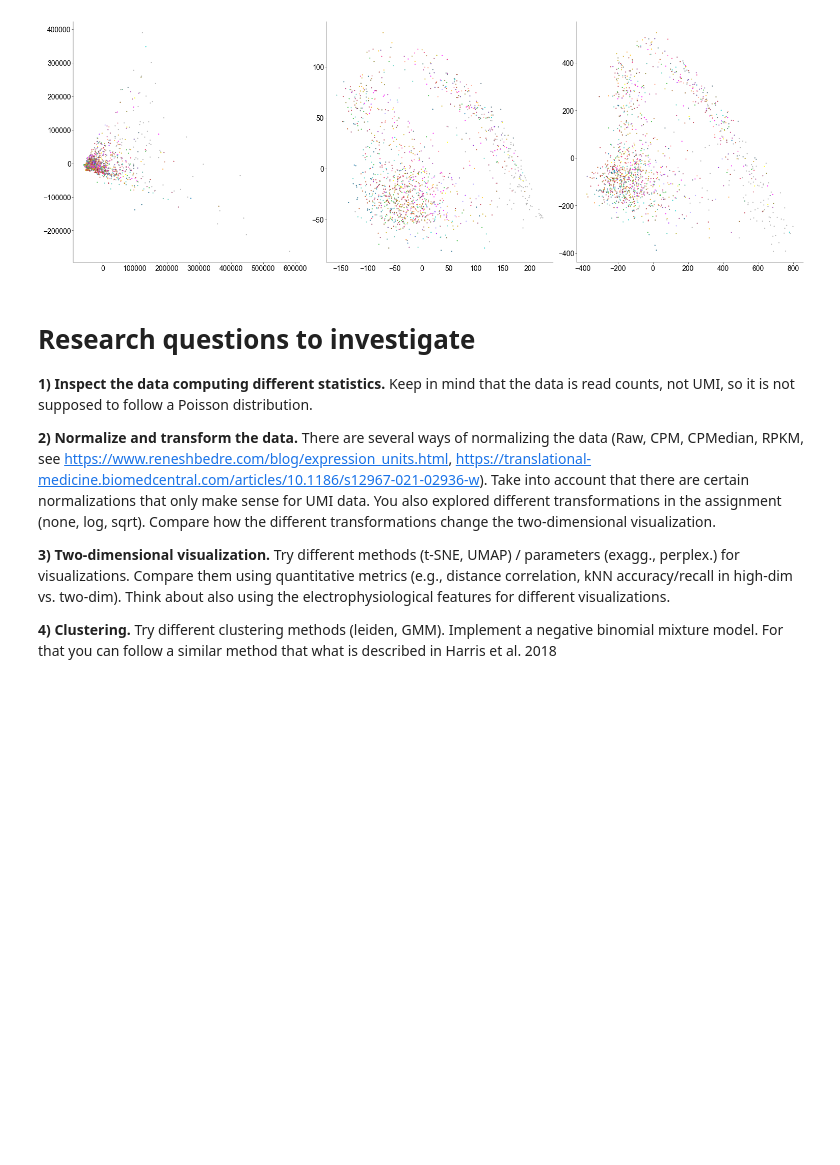
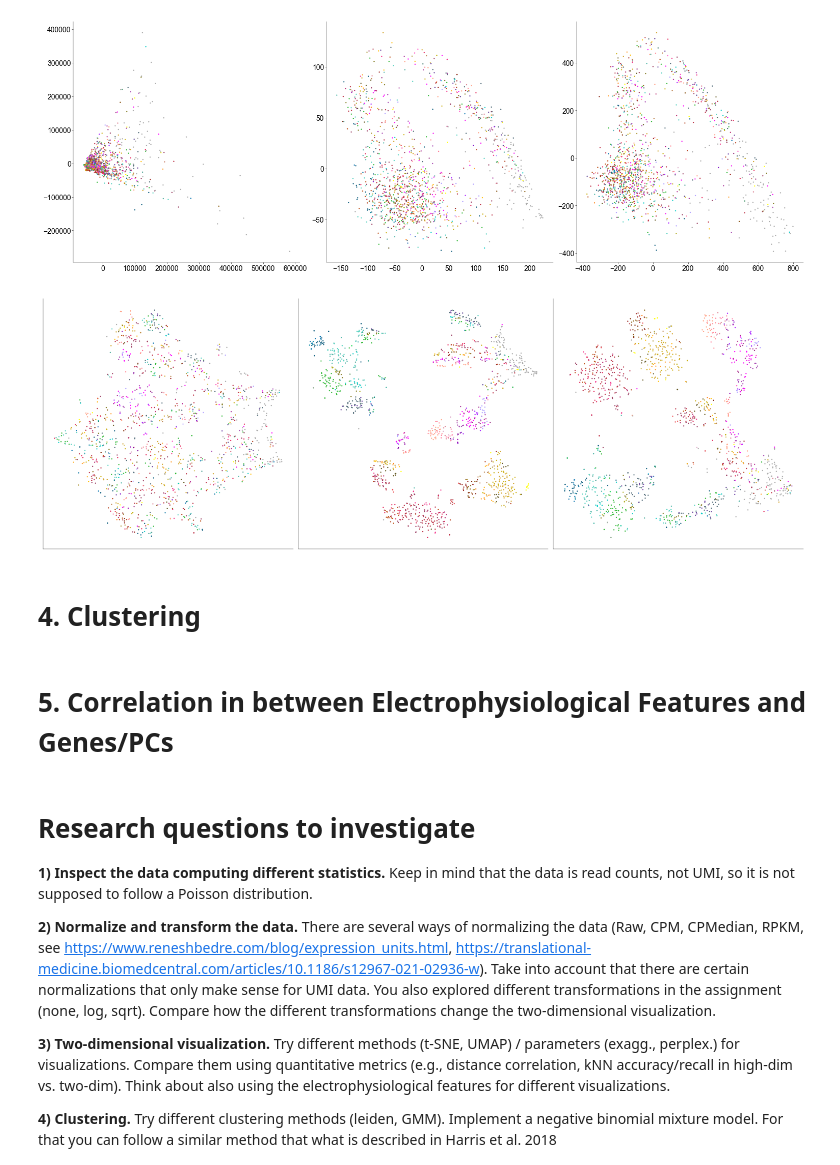
Before and after one commit to H-Kugler/neural-data-science, a Jupyter notebook: final_project/practical03_harri.ipynb, the cells around one changed output. Cells and saved outputs as stored; diff of their text form; code cells hidden in the pictures; blank space fills up the shorter version.

```diff
--- a/final_project/practical03_harri.ipynb
+++ b/final_project/practical03_harri.ipynb
@@ -394,6 +395,39 @@ axs[2].scatter(fit_sqrt[:, 0], fit_sqrt[:, 1], s=1, c=cluster_colors)
 plt.show()
 # %% [output]
 [figure]
+# %%
+# refit PCA with 50 components
+pca = PCA(n_components=50)
+fit_gr_three = pca.fit_transform(counts_gr_three)
+fit_log = pca.fit_transform(counts_log)
+fit_sqrt = pca.fit_transform(counts_sqrt)
+
+tsne = TSNE()
+tsne_gr_three = tsne.fit(fit_gr_three)
+tsne_log = tsne.fit(fit_log)
+tsne_sqrt = tsne.fit(fit_sqrt)
+# %%
+# plot tSNE
+fig, axs = plt.subplots(1, 3, figsize=(15, 5))
+
+axs[0].scatter(tsne_gr_three[:, 0], tsne_gr_three[:, 1], s=2, c=cluster_colors)
+axs[1].scatter(tsne_log[:, 0], tsne_log[:, 1], s=2, c=cluster_colors)
+axs[2].scatter(tsne_sqrt[:, 0], tsne_sqrt[:, 1], s=2, c=cluster_colors)
+
+# show no axes since they are not meaningful in TSNE
+for ax in axs:
+    ax.set_xticks([])
+    ax.set_yticks([])
+    ax.set_xlabel("")
+    ax.set_ylabel("")
+
+plt.show()
+# %% [output]
+[figure, added]
+# %% [markdown]
+# 4. Clustering
+# %% [markdown]
+# 5. Correlation in between Electrophysiological Features and Genes/PCs
 # %% [markdown]
 # Research questions to investigate
 
```
Also changed, not shown: parts of 3 cells of this notebook.
